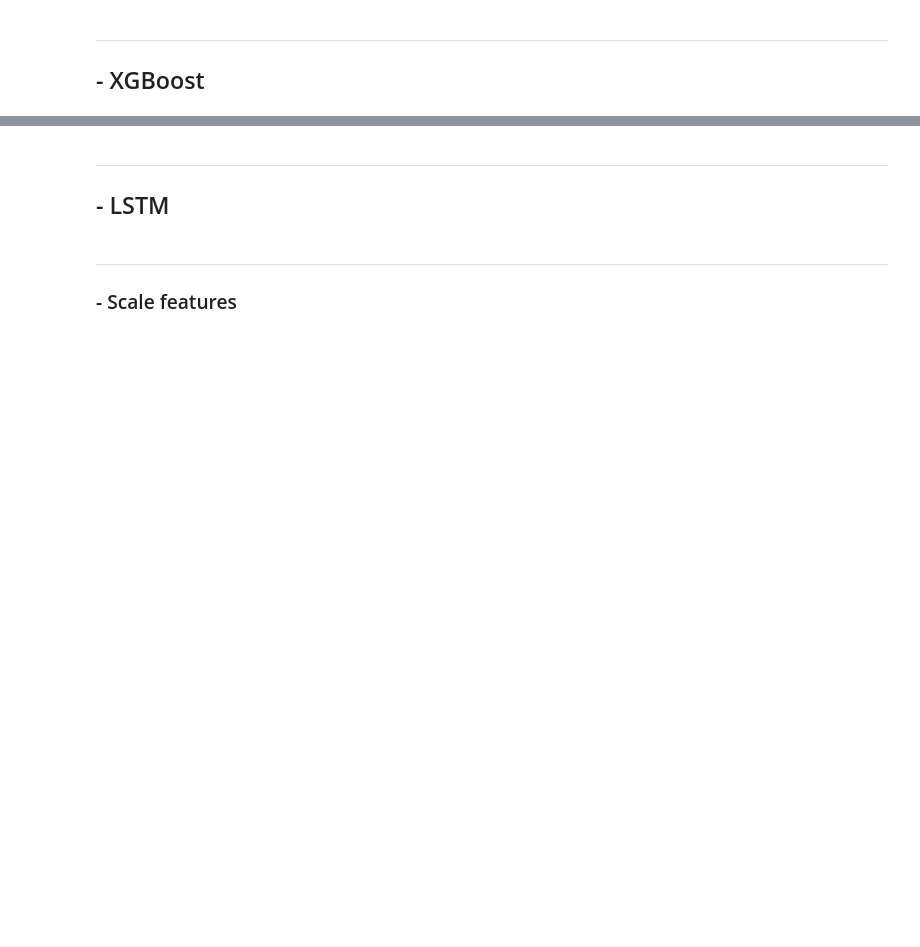
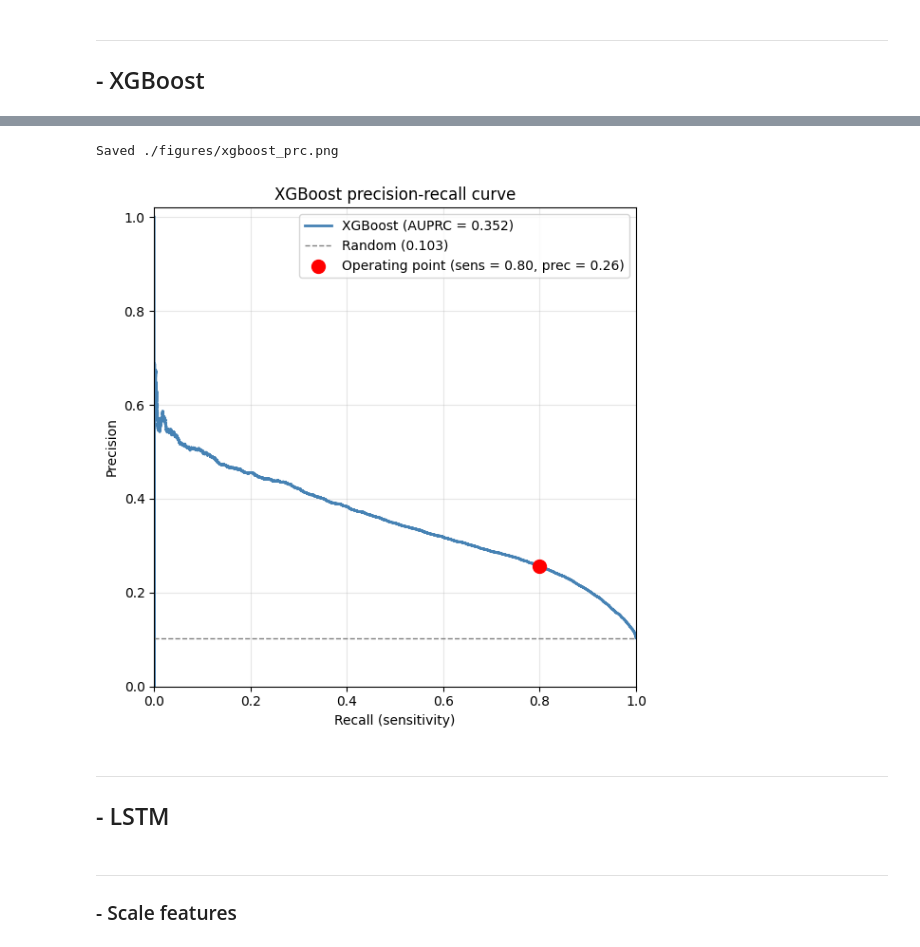
Before and after one commit to Hadyalt/AI_In_Healthcare_Capstone_Project, a Jupyter notebook: main.ipynb, the cells around one changed output, grey strips where cells are left out. Saved outputs shown, nothing was run; the diff lists cells and outputs as text; code cells hidden in the pictures; blank space fills up the shorter version.

```diff
--- a/main.ipynb
+++ b/main.ipynb
@@ -2609,3 +2762,47 @@ Comparison:
+# %%
+fig, ax = plt.subplots(figsize=(6, 6))
+
+ax.plot(
+    recall_xgb,
+    precision_xgb,
+    color="steelblue",
+    linewidth=2,
+    label=f"XGBoost (AUPRC = {val_auprc_xgb:.3f})",
+)
+
+# Baseline
+baseline = (y_val == 1).mean()
+ax.axhline(
+    baseline,
+    color="gray",
+    linestyle="--",
+    linewidth=1,
+    label=f"Random ({baseline:.3f})",
+)
+
+# Operating point
+ax.scatter(
+    val_sens_xgb,
+    val_prec_xgb,
+    color="red",
+    s=100,
+    zorder=5,
+    label=f"Operating point (sens = {val_sens_xgb:.2f}, prec = {val_prec_xgb:.2f})",
+)
+
+ax.set_xlabel("Recall (sensitivity)")
+ax.set_ylabel("Precision")
+ax.set_title("XGBoost precision-recall curve")
+ax.set_xlim(0, 1)
+ax.set_ylim(0, 1.02)
+ax.grid(alpha=0.3)
+ax.legend(loc="upper right")
+plt.tight_layout()
+save_fig("xgboost_prc")
+plt.show()
+# %% [output]
+Saved ./figures/xgboost_prc.png
+[figure, added]
 # %% [markdown]
 ---
 ## - LSTM
```
Also changed, not shown: parts of 25 cells of this notebook, 17 other files.
